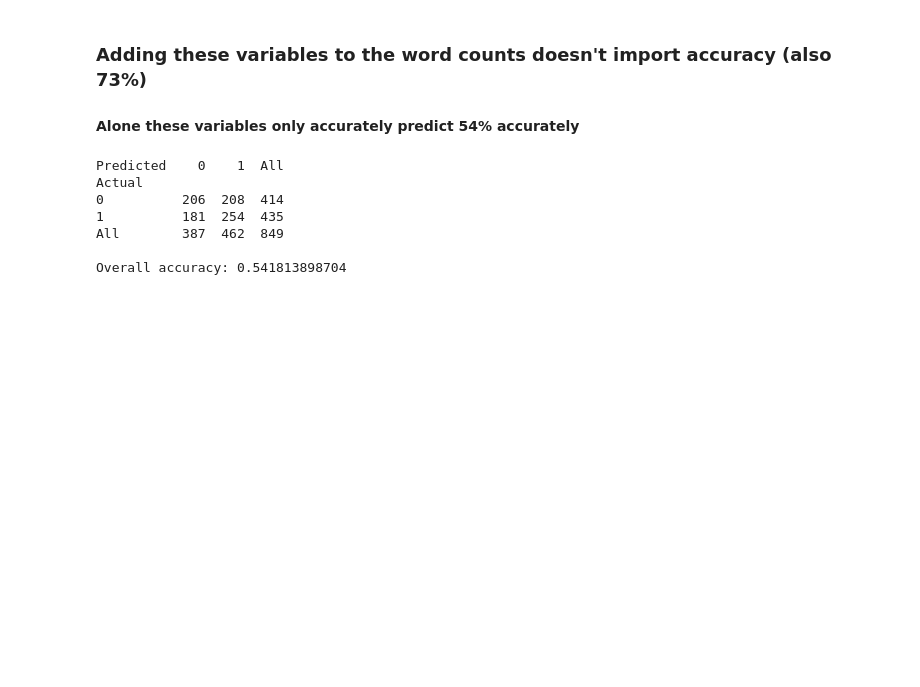
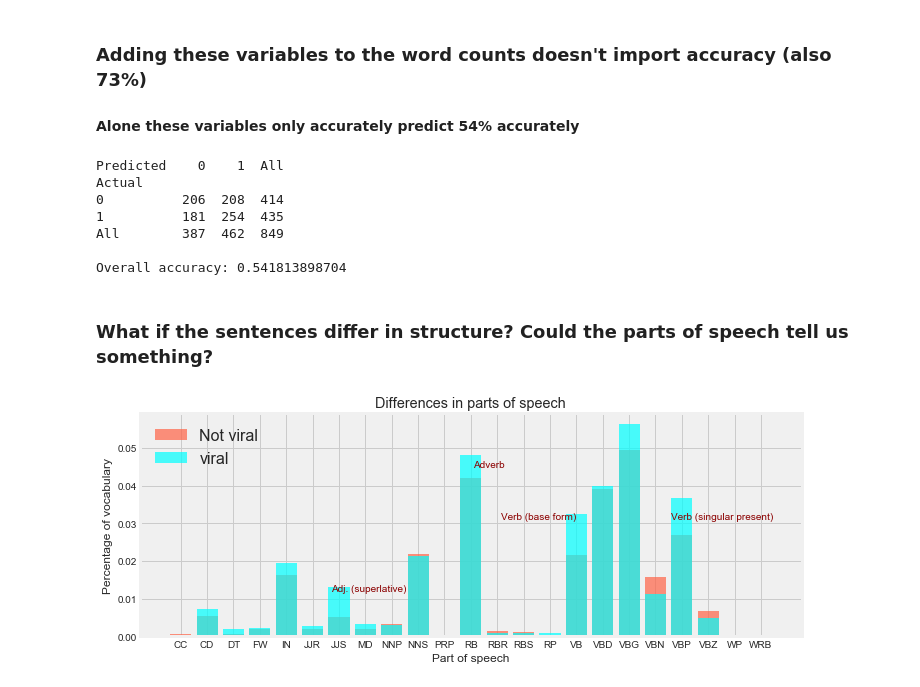
Before and after one commit to slevin886/Reddit_Stock_Subreddit, a Jupyter notebook: Reddit_Stock_Analysis.ipynb, the cells around one changed output. Cells and saved outputs as stored; diff of their text form; code cells hidden in the pictures; blank space fills up the shorter version.

Commit message:
Final as of day of presentation

```diff
--- a/Reddit_Stock_Analysis.ipynb
+++ b/Reddit_Stock_Analysis.ipynb
@@ -530,3 +534,5 @@ Actual
 All        387  462  849
 
 Overall accuracy: 0.541813898704
+# %% [markdown]
+### What if the sentences differ in structure? Could the parts of speech tell us something?
@@ -532,0 +554,36 @@ Overall accuracy: 0.541813898704
+# %%
+#Putting into dataframes and getting ready to look at make-up
+part_speech_counts_viral = dict(Counter(part_speech_viral))
+part_speech_counts_not = dict(Counter(part_speech_not))
+
+viral = pd.DataFrame(part_speech_counts_viral, index=['Count']).T.sort_values(
+                                                    by='Count',ascending=False).reset_index()
+not_viral = pd.DataFrame(part_speech_counts_not, index=['Count']).T.sort_values(
+                                                    by='Count',ascending=False).reset_index()
+
+
+
+not_viral['percent_not'] = not_viral['Count'].transform(lambda x: x / x.sum()).values
+viral['percent_vir'] = viral['Count'].transform(lambda x: x / x.sum()).values
+merged_df = pd.merge(not_viral, viral, on='index', how='outer')
+# %%
+#merged_df = merged_df.drop(0,axis=0)
+merged_df = merged_df.drop(1, axis=0)
+# %%
+#Removing noun singular common because it dominates the visual.
+
+fig, axes = plt.subplots(figsize=(10, 4))
+
+axes.bar(merged_df['index'], merged_df['percent_not'], color='tomato', alpha=0.7, label='Not viral')
+axes.bar(merged_df['index'], merged_df['percent_vir'], color='aqua',alpha=0.7, label='viral' )
+plt.legend(fontsize=16)
+plt.ylabel('Percentage of vocabulary')
+plt.xlabel('Part of speech')
+plt.title('Differences in parts of speech')
+axes.text(12.15, 0.031, 'Verb (base form)', fontdict={'size': 10, 'color':'darkred'})
+axes.text(18.6, 0.031, 'Verb (singular present)', fontdict={'size': 10, 'color':'darkred'})
+axes.text(5.7, 0.012, 'Adj. (superlative)', fontdict={'size': 10, 'color':'darkred'})
+axes.text(11.1, 0.045, 'Adverb', fontdict={'size': 10, 'color':'darkred'})
+plt.tight_layout()
+# %% [output]
+[figure, added]
```
Also changed, not shown: parts of 4 cells of this notebook.
